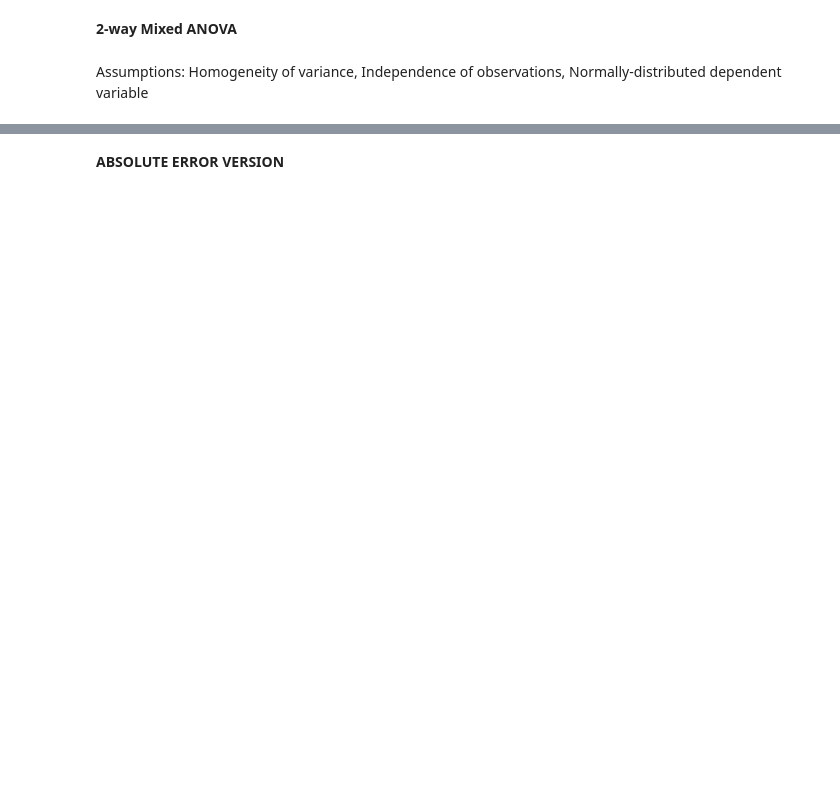
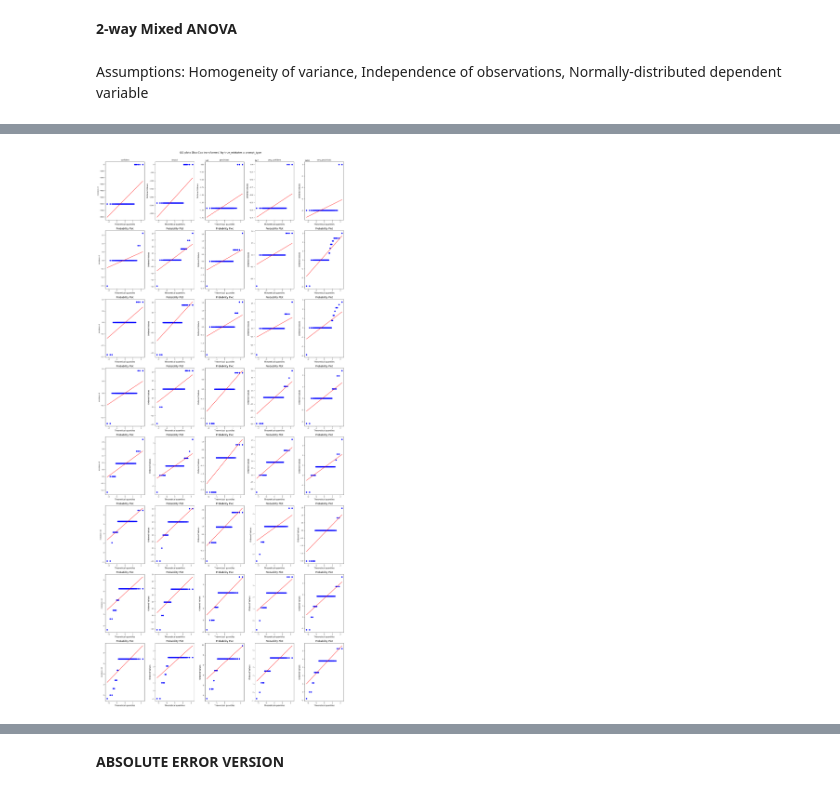
Before and after one commit to nebsen123/Prompt-bias-in-AI-grading, a Jupyter notebook: AI-Grader-ANOVA.ipynb, the cells around one changed output, grey strips where cells are left out. Cells and saved outputs as stored; diff of their text form; code cells hidden in the pictures; blank space fills up the shorter version.

```diff
--- a/AI-Grader-ANOVA.ipynb
+++ b/AI-Grader-ANOVA.ipynb
@@ -9,9 +9,7 @@ import numpy as np
 # %%
 # Replace with our file path
 df = pd.read_csv("ai_grading_final.csv")
-df["prompt_type"] = pd.Categorical(df["prompt_type"],
-    categories=["very_pessimistic", "pessimistic", "neutral", "confident", "very_confident"],
-    ordered=True)
+
 # Required columns:
 required_columns = [
     "answer_key_id",
@@ -19,6 +17,7 @@ required_columns = [
     "prompt_type",
     "ai_estimated_mistakes"
 ]
+print(df["ai_estimated_mistakes"])
 # Dependent variable: AI grading error
 df["ai_error"] = df["ai_estimated_mistakes"] - df["true_mistakes"]
 df["Absolute_error"] = abs(df["ai_estimated_mistakes"]-df["true_mistakes"])
@@ -124,7 +110,7 @@ for prompt in summary["prompt_type"].unique():
         subset["mean_ai_error"],
         yerr=subset["ci95"],
         marker="o",
-        capsize=3,z
+        capsize=3,
         label=str(prompt)
     )
 
@@ -140,0 +127,75 @@ SyntaxError: invalid syntax. Perhaps you forgot a comma? (3048407290.py, line 70
+# %%
+# qq plot matrix (with optional Box-Cox)
+import numpy as np
+import matplotlib.pyplot as plt
+from scipy import stats
+
+matrix = df.groupby(["true_mistakes", "prompt_type"])["ai_error"].apply(np.array).unstack("prompt_type")
+
+types = ["confident", "neutral", "pessimistic", "very_confident", "very_pessimistic"]
+rows = matrix.index.tolist()  # expected 16 true_mistakes levels
+
+
+def boxcox_residuals(x, eps=1e-6):
+    x = np.asarray(x).ravel().astype(float)
+
+    # Box-Cox requires strictly positive values; shift each vector if needed.
+    shift = 1.0
+    min_x = np.min(x)
+    if min_x <= 0:
+        shift = -min_x + eps
+
+    x_pos = x + shift
+
+    # Box-Cox also needs non-constant data.
+    if np.allclose(x_pos, x_pos[0]):
+        return None, np.nan, shift
+
+    x_bc, lam = stats.boxcox(x_pos)
+    return x_bc, lam, shift
+
+
+fig, axes = plt.subplots(len(rows), len(types), figsize=(18, 40), squeeze=False)
+lambda_table = {}
+
+for r, tm in enumerate(rows):
+    for c, prompt in enumerate(types):
+        ax = axes[r, c]
+
+        if prompt not in matrix.columns:
+            ax.set_visible(False)
+            continue
+
+        res_raw = matrix.loc[tm, prompt]
+        if not isinstance(res_raw, (np.ndarray, list, tuple)):
+            ax.set_visible(False)
+            continue
+
+        res = np.asarray(res_raw).ravel()
+        if res.size < 3:
+            ax.set_visible(False)
+            continue
+
+        res_bc, lam, shift = boxcox_residuals(res)
+        if res_bc is None:
+            ax.set_visible(False)
+            continue
+
+        stats.probplot(res_bc, dist="norm", plot=ax)
+        lambda_table[(tm, prompt)] = {"lambda": lam, "shift": shift}
+
+        if r == 0:
+            ax.set_title(prompt, fontsize=9)
+        if c == 0:
+            ax.set_ylabel(f"mistakes={tm}", fontsize=8)
+        ax.tick_params(labelsize=7)
+
+fig.suptitle("QQ-plots (Box-Cox transformed) by true_mistakes x prompt_type", y=1.002, fontsize=13)
+plt.tight_layout()
+plt.show()
+
+print("Sample of Box-Cox parameters:")
+for k, v in list(lambda_table.items())[:5]:
+    print(k, v)
+# %% [output]
+[figure, added]
```
Also changed, not shown: parts of 9 cells of this notebook.
